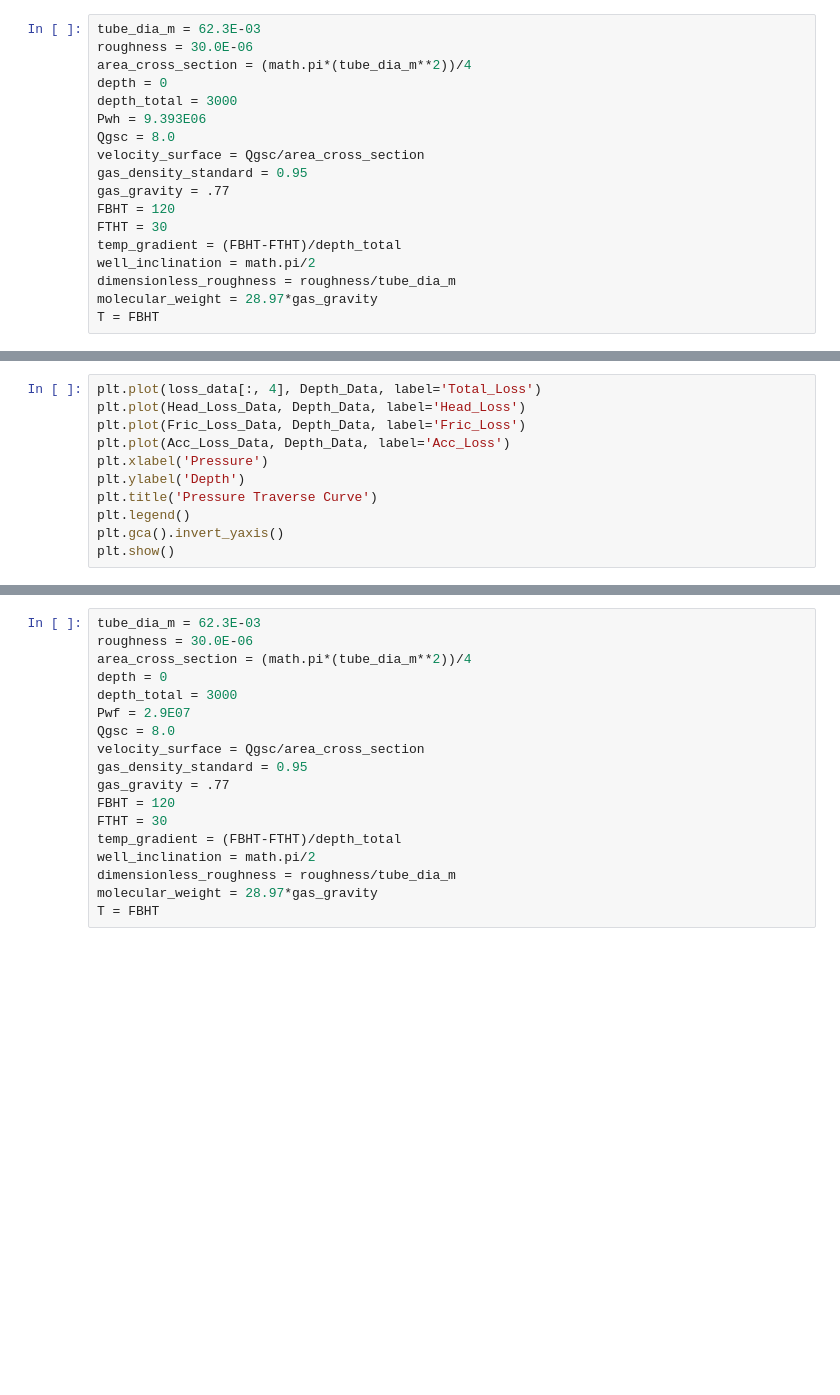
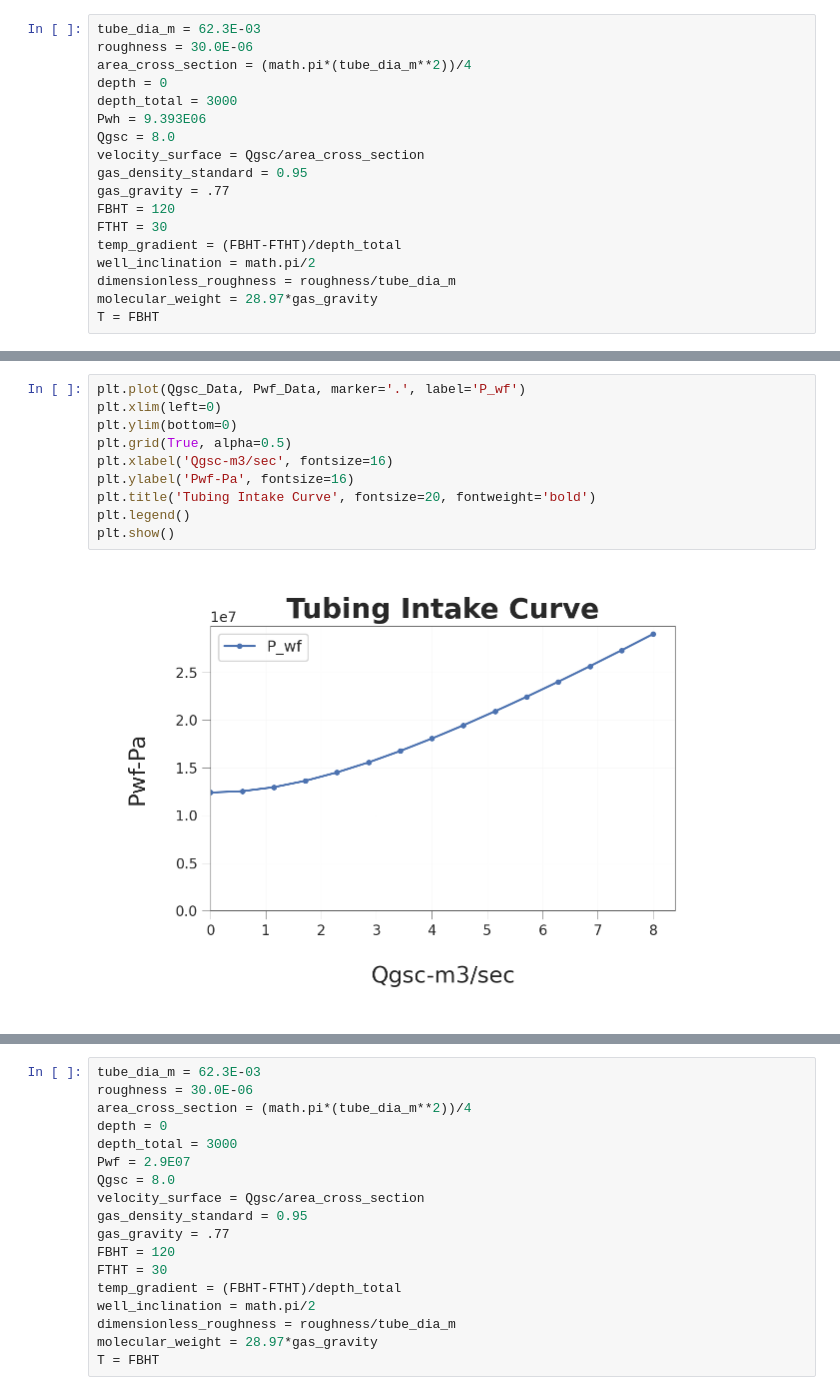
Before and after one commit to Priyam8210/Outflow_VLP, a Jupyter notebook: single-phase-gas-traverse-correction.ipynb, the cells around one changed output, grey strips where cells are left out. Cells and saved outputs as stored; diff of their text form; blank space fills up the shorter version.

```diff
--- a/single-phase-gas-traverse-correction.ipynb
+++ b/single-phase-gas-traverse-correction.ipynb
@@ -135,11 +163,12 @@ for i in range(nstep):
-# %%
-plt.plot(loss_data[:, 4], Depth_Data, label='Total_Loss')
-plt.plot(Head_Loss_Data, Depth_Data, label='Head_Loss')
-plt.plot(Fric_Loss_Data, Depth_Data, label='Fric_Loss')
-plt.plot(Acc_Loss_Data, Depth_Data, label='Acc_Loss')
-plt.xlabel('Pressure')
-plt.ylabel('Depth')
-plt.title('Pressure Traverse Curve')
-plt.legend()
-plt.gca().invert_yaxis()
-plt.show()
+# %%
+plt.plot(Qgsc_Data, Pwf_Data, marker='.', label='P_wf')
+plt.xlim(left=0)
+plt.ylim(bottom=0)
+plt.grid(True, alpha=0.5)
+plt.xlabel('Qgsc-m3/sec', fontsize=16)
+plt.ylabel('Pwf-Pa', fontsize=16)
+plt.title('Tubing Intake Curve', fontsize=20, fontweight='bold')
+plt.legend()
+plt.show()
+# %% [output]
+[figure, added]
```
Also changed, not shown: parts of 9 cells of this notebook.
